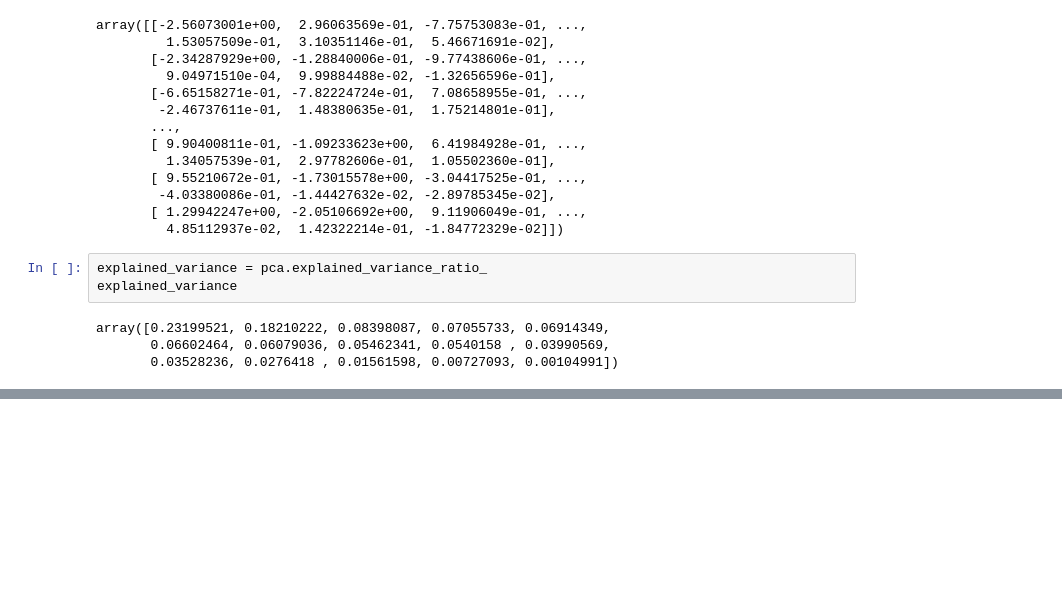
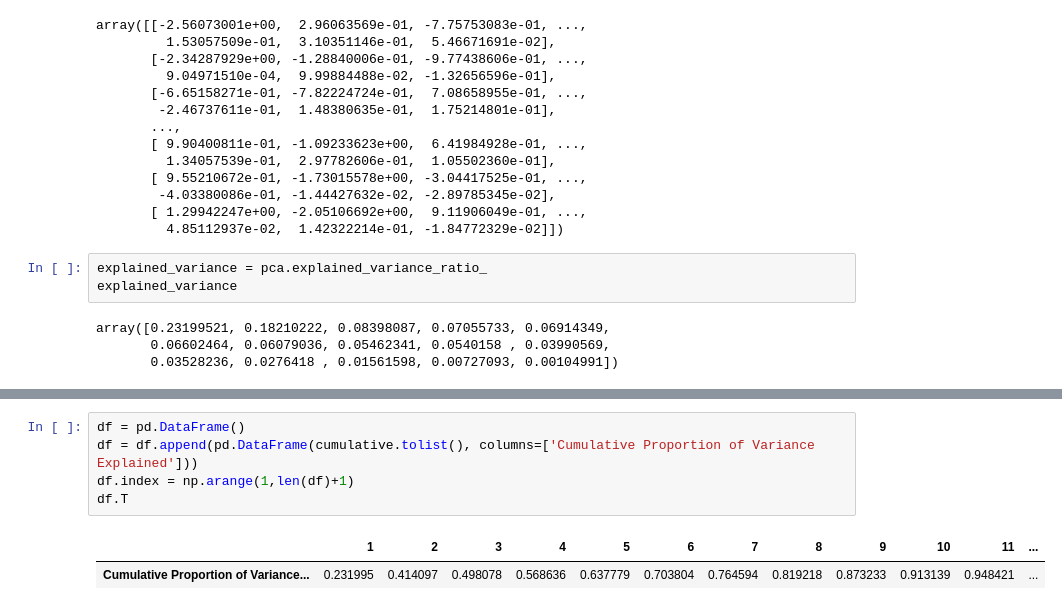
Before and after one commit to Kzis/python-bads4002, a Jupyter notebook: pca.ipynb, the cells around one changed output, grey strips where cells are left out. Cells and saved outputs as stored; diff of their text form; blank space fills up the shorter version.

```diff
--- a/pca.ipynb
+++ b/pca.ipynb
@@ -156,0 +191,8 @@ array([0.23199521])
+# %%
+df = pd.DataFrame()
+df = df.append(pd.DataFrame(cumulative.tolist(), columns=['Cumulative Proportion of Variance Explained']))
+df.index = np.arange(1,len(df)+1)
+df.T
+# %% [output]
+|  | 1 | 2 | 3 | 4 | 5 | 6 | 7 | 8 | 9 | 10 | 11 | ... |
+| Cumulative Proportion of Variance... | 0.231995 | 0.414097 | 0.498078 | 0.568636 | 0.637779 | 0.703804 | 0.764594 | 0.819218 | 0.873233 | 0.913139 | 0.948421 | ... |
```
Also changed, not shown: parts of 7 cells of this notebook.
